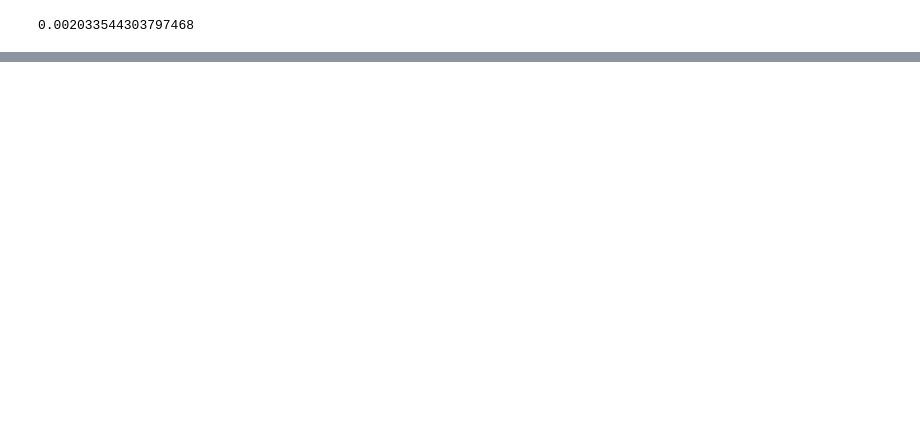
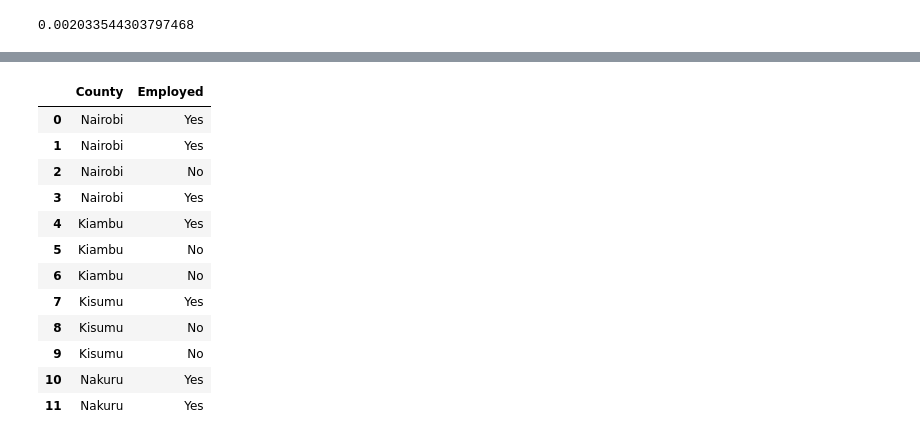
Before and after one commit to EmmanuelKiriinya/Statistics-notes-and-project, a Jupyter notebook: notebooks/stats.ipynb, the cells around one changed output, grey strips where cells are left out. Saved outputs shown, nothing was run; the diff lists cells and outputs as text; code cells hidden in the pictures; blank space fills up the shorter version.

```diff
--- a/notebooks/stats.ipynb
+++ b/notebooks/stats.ipynb
@@ -832,0 +1188,32 @@ print(prob)
+# %%
+# Example
+df = pd.DataFrame({
+    'County': [
+        'Nairobi','Nairobi','Nairobi','Nairobi',
+        'Kiambu','Kiambu','Kiambu',
+        'Kisumu','Kisumu','Kisumu',
+        'Nakuru','Nakuru'
+    ],
+    'Employed': [
+        'Yes','Yes','No','Yes',
+        'Yes','No','No',
+        'Yes','No','No',
+        'Yes','Yes'
+    ]
+})
+
+df
+# %% [output]
+|  | County | Employed |
+| 0 | Nairobi | Yes |
+| 1 | Nairobi | Yes |
+| 2 | Nairobi | No |
+| 3 | Nairobi | Yes |
+| 4 | Kiambu | Yes |
+| 5 | Kiambu | No |
+| 6 | Kiambu | No |
+| 7 | Kisumu | Yes |
+| 8 | Kisumu | No |
+| 9 | Kisumu | No |
+| 10 | Nakuru | Yes |
+| 11 | Nakuru | Yes |
```
Also changed, not shown: parts of 40 cells of this notebook, 5 other files.
